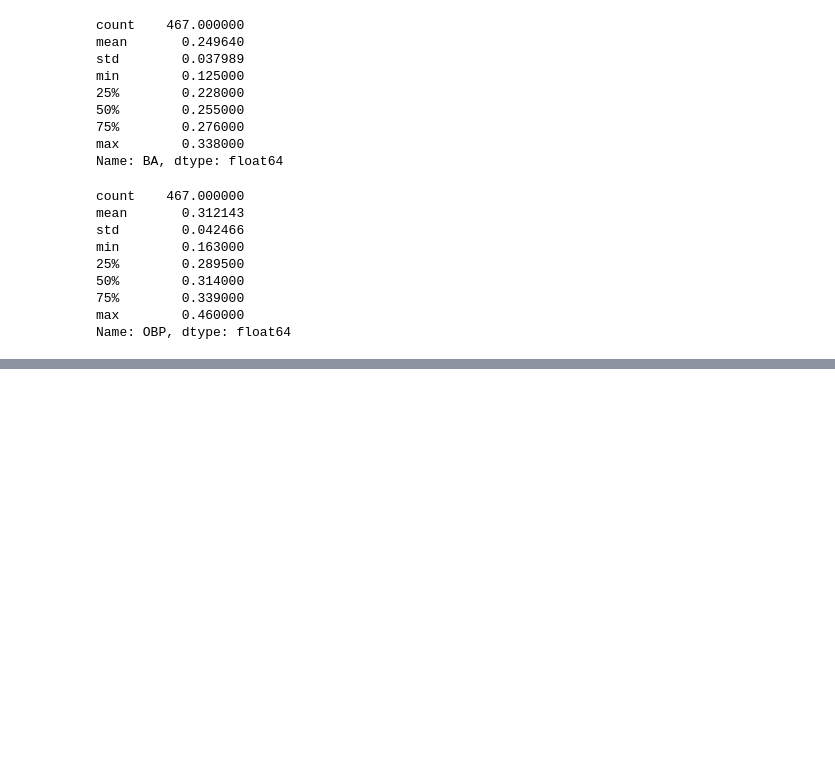
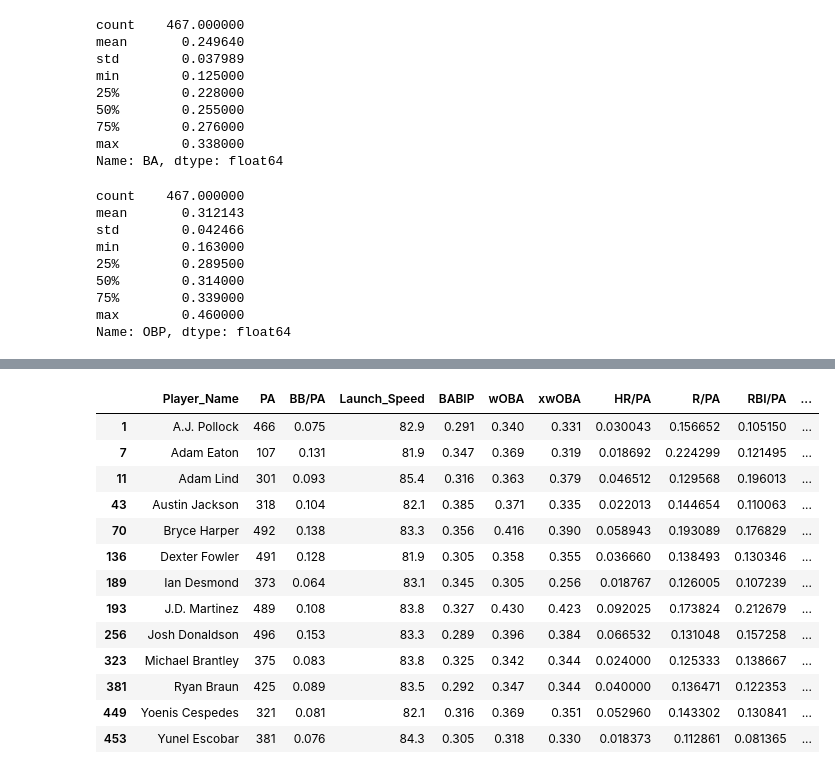
Before and after one commit to ayovito/FantasyBaseballProject, a Jupyter notebook: 2018 Fantasy Baseball Breakout Analysis - xwOBA.ipynb, the cells around one changed output, grey strips where cells are left out. Saved outputs shown, nothing was run; the diff lists cells and outputs as text; code cells hidden in the pictures; blank space fills up the shorter version.

```diff
--- a/2018 Fantasy Baseball Breakout Analysis - xwOBA.ipynb
+++ b/2018 Fantasy Baseball Breakout Analysis - xwOBA.ipynb
@@ -643,0 +672,19 @@ rate_stats_2017.to_csv("C:/Users/avitosky/Documents/Baseball Project/rate_stats_
+# %%
+# 2018 "breakout" players who had >= 502 PA in 2015, we will exclude them in our final dataset
+common_2015 = rate_stats_2017_v3.merge(PA_check_2015,on=['Player_Name','Player_Name'])
+rate_stats_2017_v3[(rate_stats_2017_v3.Player_Name.isin(common_2015.Player_Name))]
+# %% [output]
+|  | Player_Name | PA | BB/PA | Launch_Speed | BABIP | wOBA | xwOBA | HR/PA | R/PA | RBI/PA | ... |
+| 1 | A.J. Pollock | 466 | 0.075 | 82.9 | 0.291 | 0.340 | 0.331 | 0.030043 | 0.156652 | 0.105150 | ... |
+| 7 | Adam Eaton | 107 | 0.131 | 81.9 | 0.347 | 0.369 | 0.319 | 0.018692 | 0.224299 | 0.121495 | ... |
+| 11 | Adam Lind | 301 | 0.093 | 85.4 | 0.316 | 0.363 | 0.379 | 0.046512 | 0.129568 | 0.196013 | ... |
+| 43 | Austin Jackson | 318 | 0.104 | 82.1 | 0.385 | 0.371 | 0.335 | 0.022013 | 0.144654 | 0.110063 | ... |
+| 70 | Bryce Harper | 492 | 0.138 | 83.3 | 0.356 | 0.416 | 0.390 | 0.058943 | 0.193089 | 0.176829 | ... |
+| 136 | Dexter Fowler | 491 | 0.128 | 81.9 | 0.305 | 0.358 | 0.355 | 0.036660 | 0.138493 | 0.130346 | ... |
+| 189 | Ian Desmond | 373 | 0.064 | 83.1 | 0.345 | 0.305 | 0.256 | 0.018767 | 0.126005 | 0.107239 | ... |
+| 193 | J.D. Martinez | 489 | 0.108 | 83.8 | 0.327 | 0.430 | 0.423 | 0.092025 | 0.173824 | 0.212679 | ... |
+| 256 | Josh Donaldson | 496 | 0.153 | 83.3 | 0.289 | 0.396 | 0.384 | 0.066532 | 0.131048 | 0.157258 | ... |
+| 323 | Michael Brantley | 375 | 0.083 | 83.8 | 0.325 | 0.342 | 0.344 | 0.024000 | 0.125333 | 0.138667 | ... |
+| 381 | Ryan Braun | 425 | 0.089 | 83.5 | 0.292 | 0.347 | 0.344 | 0.040000 | 0.136471 | 0.122353 | ... |
+| 449 | Yoenis Cespedes | 321 | 0.081 | 82.1 | 0.316 | 0.369 | 0.351 | 0.052960 | 0.143302 | 0.130841 | ... |
+| 453 | Yunel Escobar | 381 | 0.076 | 84.3 | 0.305 | 0.318 | 0.330 | 0.018373 | 0.112861 | 0.081365 | ... |
```
Also changed, not shown: parts of 12 cells of this notebook, 3 other files.
